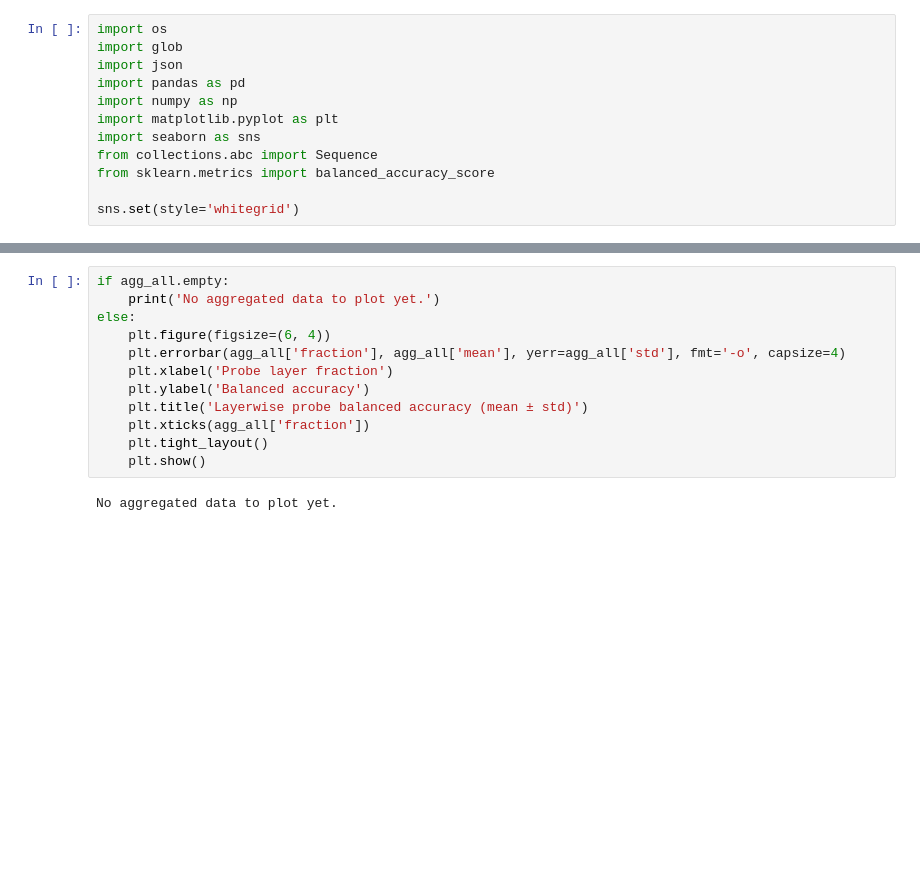
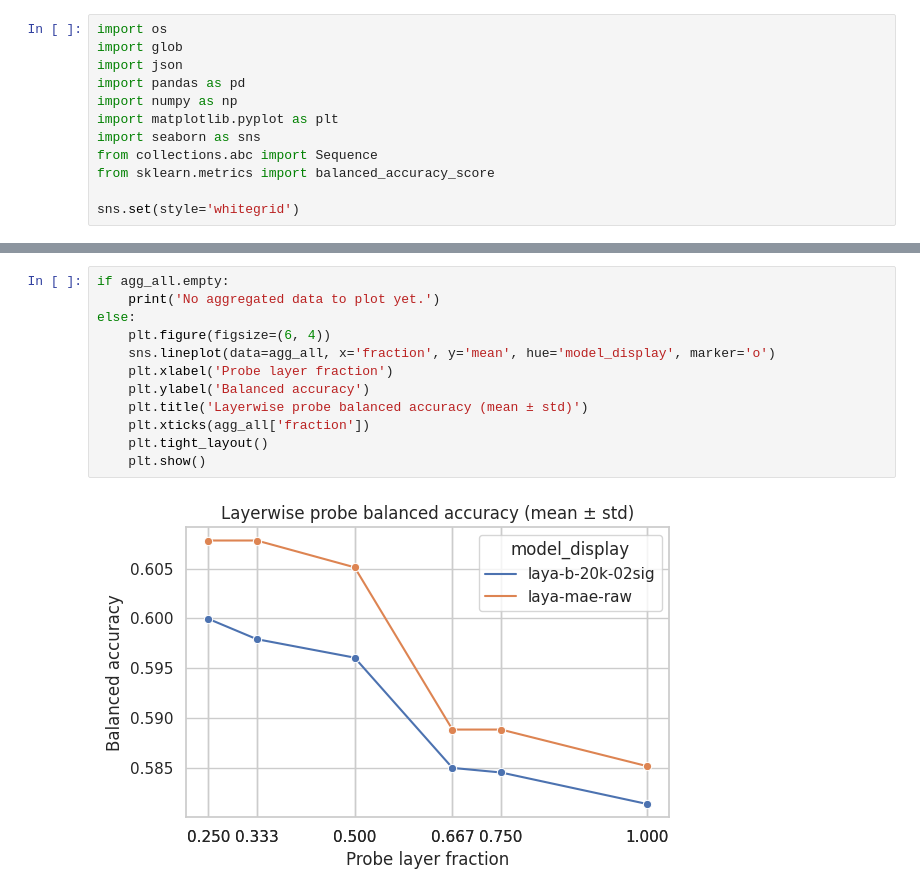
Before and after one commit to uddhavp22/EEG-Bench-vICMl, a Jupyter notebook: plot_layerwise_results.ipynb, the cells around one changed output, grey strips where cells are left out. Drawn from its saved outputs; the diff is of its cells as text; blank space fills up the shorter version.

```diff
--- a/plot_layerwise_results.ipynb
+++ b/plot_layerwise_results.ipynb
@@ -130,17 +186,17 @@ No data to aggregate yet.
 # %%
 if agg_all.empty:
     print('No aggregated data to plot yet.')
 else:
     plt.figure(figsize=(6, 4))
-    plt.errorbar(agg_all['fraction'], agg_all['mean'], yerr=agg_all['std'], fmt='-o', capsize=4)
+    sns.lineplot(data=agg_all, x='fraction', y='mean', hue='model_display', marker='o')
     plt.xlabel('Probe layer fraction')
     plt.ylabel('Balanced accuracy')
     plt.title('Layerwise probe balanced accuracy (mean ± std)')
     plt.xticks(agg_all['fraction'])
     plt.tight_layout()
     plt.show()
 # %% [output]
-No aggregated data to plot yet.
+[figure, added]
 # %%
 if agg_task.empty:
     print('No per-task data to plot yet.')
```
Also changed, not shown: parts of 5 cells of this notebook, 6 other files.
